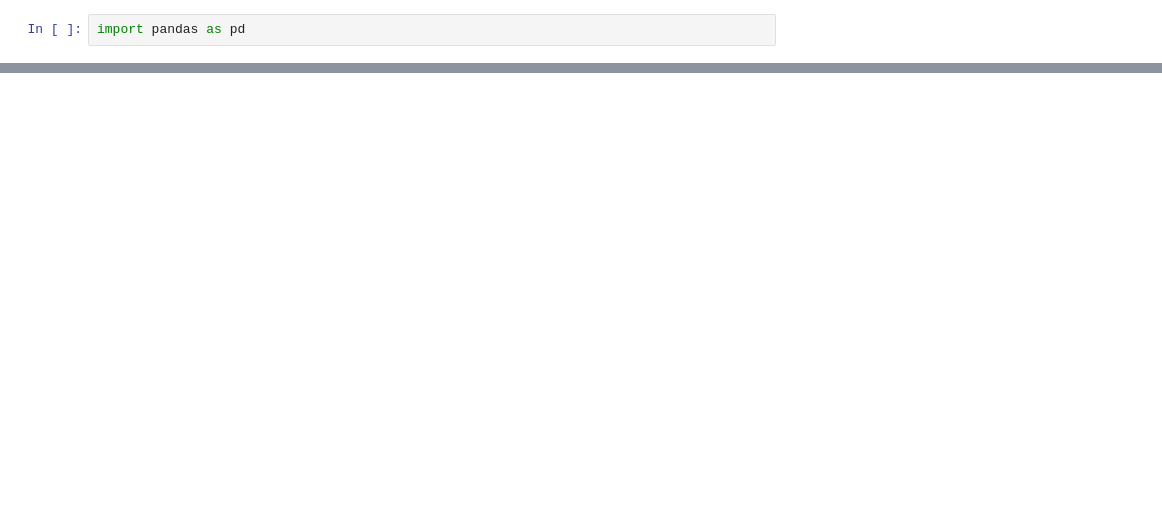
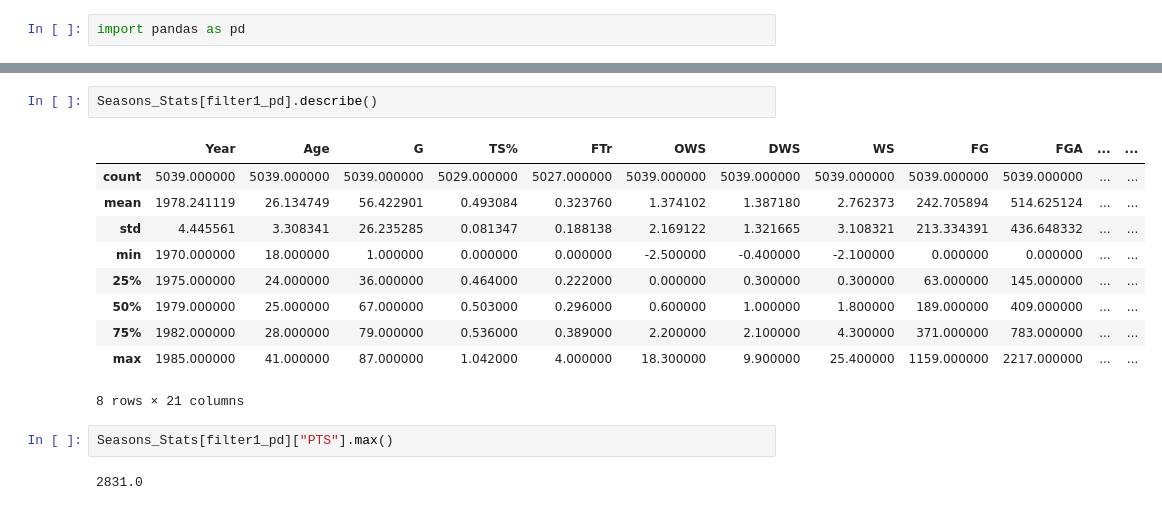
Before and after one commit to AliBailoun234/Final_project, a Jupyter notebook: Analysis.ipynb, the cells around one changed output, grey strips where cells are left out. Saved outputs shown, nothing was run; the diff lists cells and outputs as text; blank space fills up the shorter version.

```diff
--- a/Analysis.ipynb
+++ b/Analysis.ipynb
@@ -67,0 +60,17 @@ Seasons_Stats.head(50)
+# %%
+Seasons_Stats[filter1_pd].describe()
+# %% [output]
+|  | Year | Age | G | TS% | FTr | OWS | DWS | WS | FG | FGA | ... | ... |
+| count | 5039.000000 | 5039.000000 | 5039.000000 | 5029.000000 | 5027.000000 | 5039.000000 | 5039.000000 | 5039.000000 | 5039.000000 | 5039.000000 | ... | ... |
+| mean | 1978.241119 | 26.134749 | 56.422901 | 0.493084 | 0.323760 | 1.374102 | 1.387180 | 2.762373 | 242.705894 | 514.625124 | ... | ... |
+| std | 4.445561 | 3.308341 | 26.235285 | 0.081347 | 0.188138 | 2.169122 | 1.321665 | 3.108321 | 213.334391 | 436.648332 | ... | ... |
+| min | 1970.000000 | 18.000000 | 1.000000 | 0.000000 | 0.000000 | -2.500000 | -0.400000 | -2.100000 | 0.000000 | 0.000000 | ... | ... |
+| 25% | 1975.000000 | 24.000000 | 36.000000 | 0.464000 | 0.222000 | 0.000000 | 0.300000 | 0.300000 | 63.000000 | 145.000000 | ... | ... |
+| 50% | 1979.000000 | 25.000000 | 67.000000 | 0.503000 | 0.296000 | 0.600000 | 1.000000 | 1.800000 | 189.000000 | 409.000000 | ... | ... |
+| 75% | 1982.000000 | 28.000000 | 79.000000 | 0.536000 | 0.389000 | 2.200000 | 2.100000 | 4.300000 | 371.000000 | 783.000000 | ... | ... |
+| max | 1985.000000 | 41.000000 | 87.000000 | 1.042000 | 4.000000 | 18.300000 | 9.900000 | 25.400000 | 1159.000000 | 2217.000000 | ... | ... |
+8 rows × 21 columns
+# %%
+Seasons_Stats[filter1_pd]["PTS"].max()
+# %% [output]
+2831.0
```
Also changed, not shown: parts of 6 cells of this notebook.
